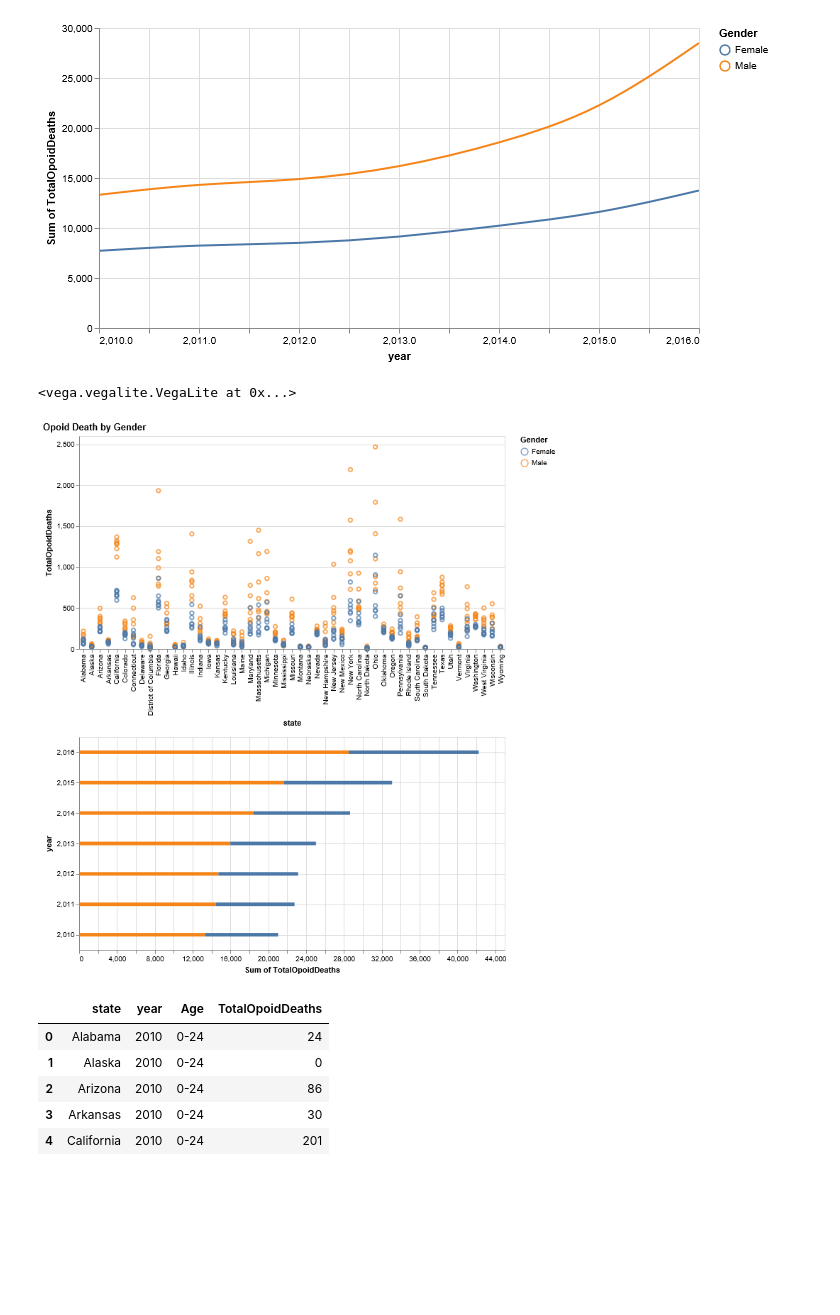
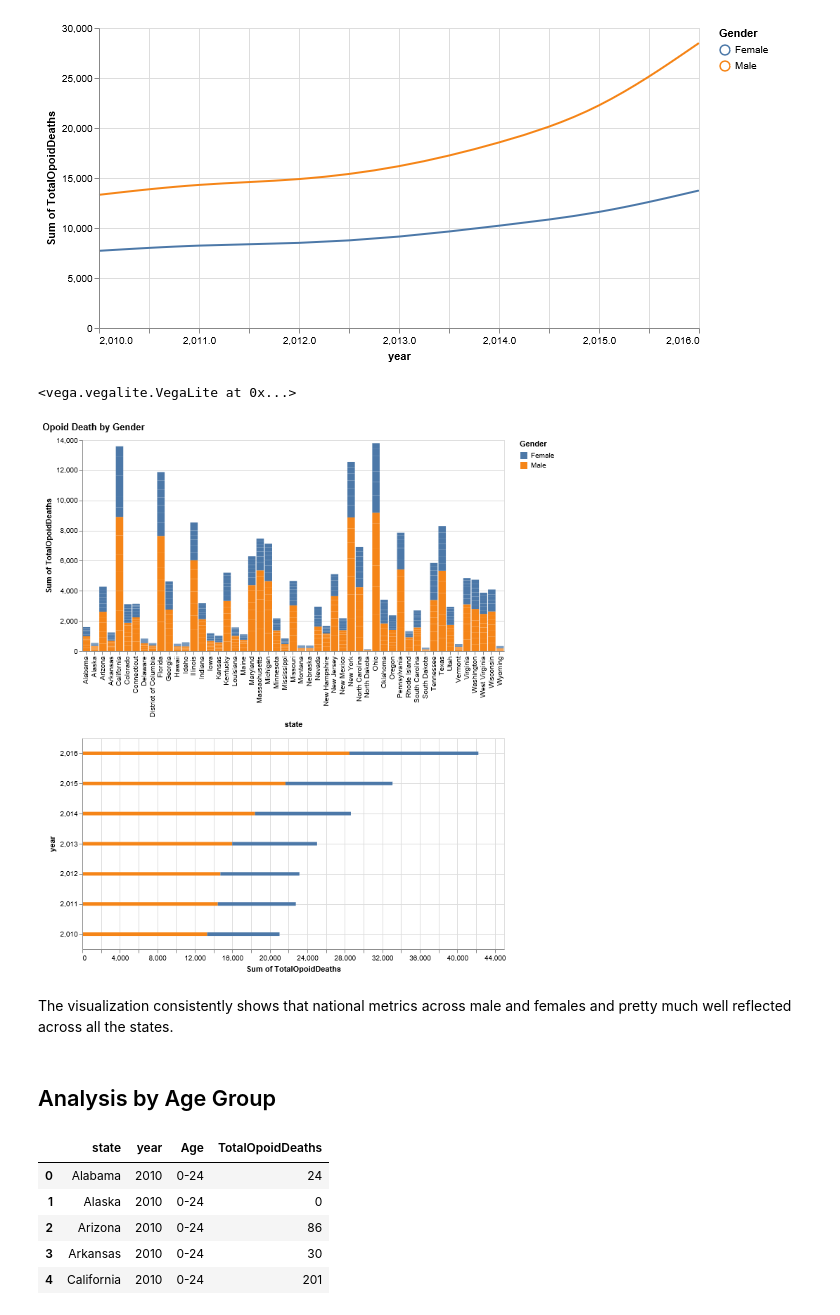
Before and after one commit to rashray/Opiod-Epidemic-Project, a Jupyter notebook: Rashmi/viz.ipynb, the cells around one changed output. Drawn from its saved outputs; the diff is of its cells as text; code cells hidden in the pictures; blank space fills up the shorter version.

```diff
--- a/Rashmi/viz.ipynb
+++ b/Rashmi/viz.ipynb
@@ -235,42 +250,46 @@ click = alt.selection_multi(encodings=['color'])
 
 
 # Top panel is scatter plot of temperature vs time
-points = alt.Chart().mark_point().encode(
+points = alt.Chart().mark_bar().encode(
     x='state',
-    y='TotalOpoidDeaths',
+    y='sum(TotalOpoidDeaths)',
     color=alt.condition(brush, 'Gender', alt.value('lightgray')),
     tooltip=['state', 'year','TotalOpoidDeaths']
 ).properties(
     width=600,
     height=300
 ).add_selection(
     brush
 ).transform_filter(
     click
 )
 
 # Bottom panel is a bar chart of weather type
 bars = alt.Chart().mark_bar().encode(
     x='sum(TotalOpoidDeaths)',
     y='year',
     color=alt.condition(click, 'Gender', alt.value('lightgray')),
     tooltip=['sum(TotalOpoidDeaths)', 'year','Gender']
 
 ).transform_filter(
     brush
 ).properties(
     width=600,
 ).add_selection(
     click
 )
 
 alt.vconcat(points, bars,
     data=bygenderMelt,
     title="Opoid Death by Gender"
 )
 # %% [output]
 <vega.vegalite.VegaLite at 0x...>
-[figure, old version]
+[figure, new version]
+# %% [markdown]
+The visualization consistently shows that national metrics across male and females and pretty much well reflected across all the states.
+# %% [markdown]
+## Analysis by Age Group
 # %%
 byageMelt=pd.melt(opiod_df, id_vars=['state', 'year'], value_vars=['0-24', '25-34', '35-44', '45-54', '55+'], var_name = ['Age'], value_name = 'TotalOpoidDeaths')
 byageMelt.head()
```
Also changed, not shown: parts of 11 cells of this notebook.
